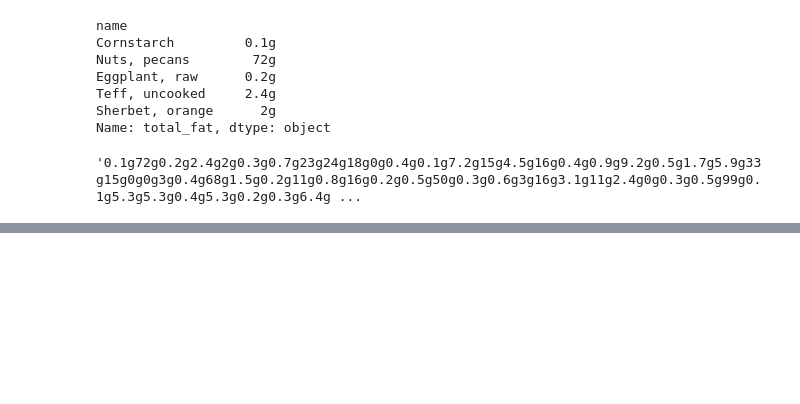
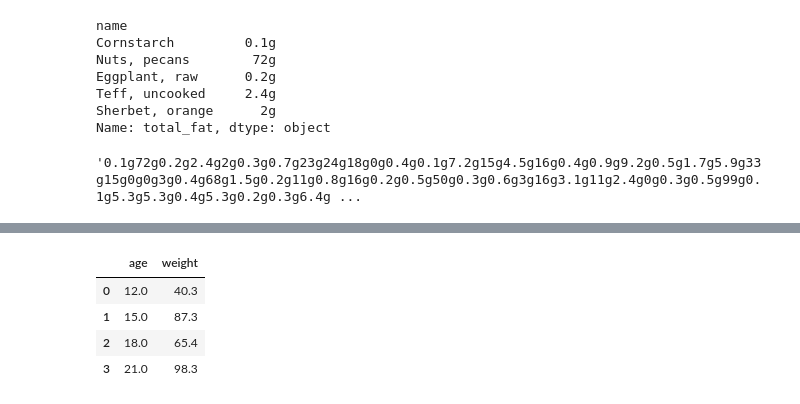
Before and after one commit to phin01/pandas-bootcamp, a Jupyter notebook: 2DataFrames/2DataframeCleanup.ipynb, the cells around one changed output, grey strips where cells are left out. Saved outputs shown, nothing was run; the diff lists cells and outputs as text; code cells hidden in the pictures; blank space fills up the shorter version.

```diff
--- a/2DataFrames/2DataframeCleanup.ipynb
+++ b/2DataFrames/2DataframeCleanup.ipynb
@@ -39,0 +51,5 @@ nutrition.total_fat.sum()
+# %%
+df = pd.DataFrame({
+    'age': [12, 15, 18, 21],
+    'weight': ['40.3', '87.3', '65.4', '98.3']
+})
@@ -39,0 +68,8 @@ nutrition.total_fat.sum()
+# %%
+df.astype(float)
+# %% [output]
+|  | age | weight |
+| 0 | 12.0 | 40.3 |
+| 1 | 15.0 | 87.3 |
+| 2 | 18.0 | 65.4 |
+| 3 | 21.0 | 98.3 |
```
Also changed, not shown: parts of 25 cells of this notebook.
